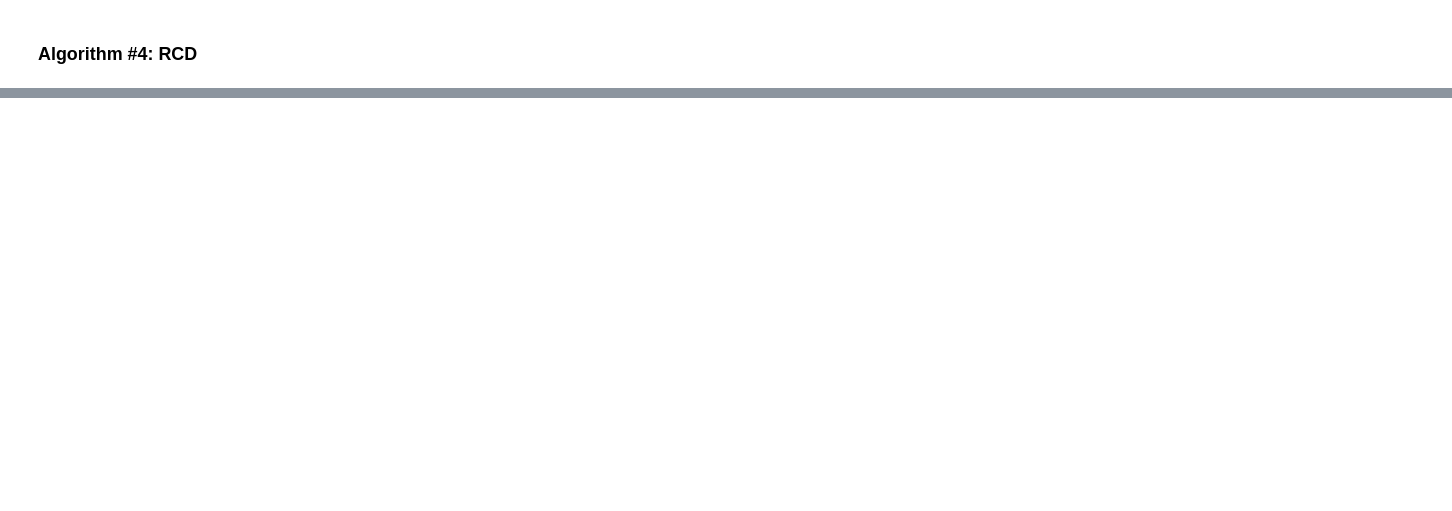
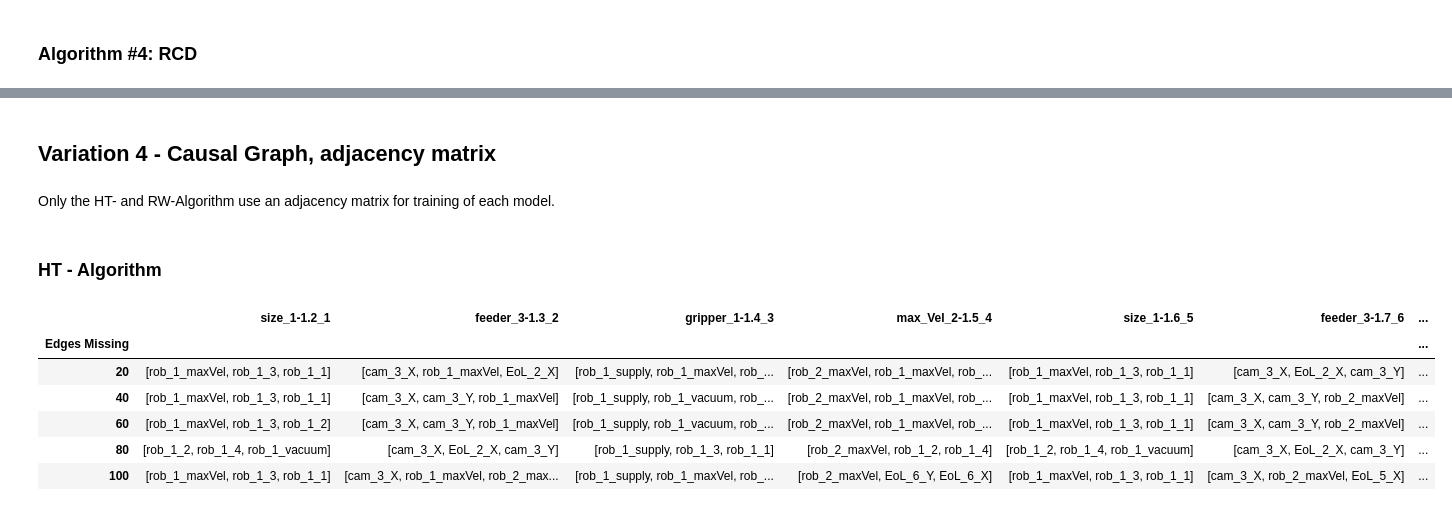
Before and after one commit to brjo0501/Master-Thesis_Code, a Jupyter notebook: Root Cause Analysis_v3.ipynb, the cells around one changed output, grey strips where cells are left out. Drawn from its saved outputs; the diff is of its cells as text; code cells hidden in the pictures; blank space fills up the shorter version.

```diff
--- a/Root Cause Analysis_v3.ipynb
+++ b/Root Cause Analysis_v3.ipynb
@@ -740,0 +2983,26 @@ ValueError: at least one array or dtype is required
+# %% [markdown]
+## Variation 4 - Causal Graph, adjacency matrix
+# %% [markdown]
+Only the HT- and RW-Algorithm use an adjacency matrix for training of each model.
+# %% [markdown]
+### HT - Algorithm
+# %%
+result_HT_edges_1 = run_HT_edges_delete(folder_path,files,startrow=839,edges_delete_n=20,nodes=nodes,edges_list=edges,key_nodes=check_nodes,colors=colors,pos=pos)
+result_HT_edges_2 = run_HT_edges_delete(folder_path,files,startrow=839,edges_delete_n=40,nodes=nodes,edges_list=edges,key_nodes=check_nodes,colors=colors,pos=pos)
+result_HT_edges_3 = run_HT_edges_delete(folder_path,files,startrow=839,edges_delete_n=60,nodes=nodes,edges_list=edges,key_nodes=check_nodes,colors=colors,pos=pos)
+result_HT_edges_4 = run_HT_edges_delete(folder_path,files,startrow=839,edges_delete_n=80,nodes=nodes,edges_list=edges,key_nodes=check_nodes,colors=colors,pos=pos)
+result_HT_edges_5 = run_HT_edges_delete(folder_path,files,startrow=839,edges_delete_n=100,nodes=nodes,edges_list=edges,key_nodes=check_nodes,colors=colors,pos=pos)
+# %%
+result_edges_HT = pd.DataFrame()
+result_edges_HT = pd.concat([result_HT_edges_1,result_HT_edges_2,result_HT_edges_3,result_HT_edges_4,result_HT_edges_5], ignore_index=True)
+result_edges_HT['Edges Missing'] = pd.DataFrame({'HT':['20','40','60','80','100']})
+result_edges_HT.set_index('Edges Missing', inplace=True)
+result_edges_HT
+# %% [output]
+|  | size_1-1.2_1 | feeder_3-1.3_2 | gripper_1-1.4_3 | max_Vel_2-1.5_4 | size_1-1.6_5 | feeder_3-1.7_6 | ... |
+| Edges Missing |  |  |  |  |  |  | ... |
+| 20 | [rob_1_maxVel, rob_1_3, rob_1_1] | [cam_3_X, rob_1_maxVel, EoL_2_X] | [rob_1_supply, rob_1_maxVel, rob_... | [rob_2_maxVel, rob_1_maxVel, rob_... | [rob_1_maxVel, rob_1_3, rob_1_1] | [cam_3_X, EoL_2_X, cam_3_Y] | ... |
+| 40 | [rob_1_maxVel, rob_1_3, rob_1_1] | [cam_3_X, cam_3_Y, rob_1_maxVel] | [rob_1_supply, rob_1_vacuum, rob_... | [rob_2_maxVel, rob_1_maxVel, rob_... | [rob_1_maxVel, rob_1_3, rob_1_1] | [cam_3_X, cam_3_Y, rob_2_maxVel] | ... |
+| 60 | [rob_1_maxVel, rob_1_3, rob_1_2] | [cam_3_X, cam_3_Y, rob_1_maxVel] | [rob_1_supply, rob_1_vacuum, rob_... | [rob_2_maxVel, rob_1_maxVel, rob_... | [rob_1_maxVel, rob_1_3, rob_1_1] | [cam_3_X, cam_3_Y, rob_2_maxVel] | ... |
+| 80 | [rob_1_2, rob_1_4, rob_1_vacuum] | [cam_3_X, EoL_2_X, cam_3_Y] | [rob_1_supply, rob_1_3, rob_1_1] | [rob_2_maxVel, rob_1_2, rob_1_4] | [rob_1_2, rob_1_4, rob_1_vacuum] | [cam_3_X, EoL_2_X, cam_3_Y] | ... |
+| 100 | [rob_1_maxVel, rob_1_3, rob_1_1] | [cam_3_X, rob_1_maxVel, rob_2_max... | [rob_1_supply, rob_1_maxVel, rob_... | [rob_2_maxVel, EoL_6_Y, EoL_6_X] | [rob_1_maxVel, rob_1_3, rob_1_1] | [cam_3_X, rob_2_maxVel, EoL_5_X] | ... |
```
Also changed, not shown: parts of 116 cells of this notebook, 46 other files.
